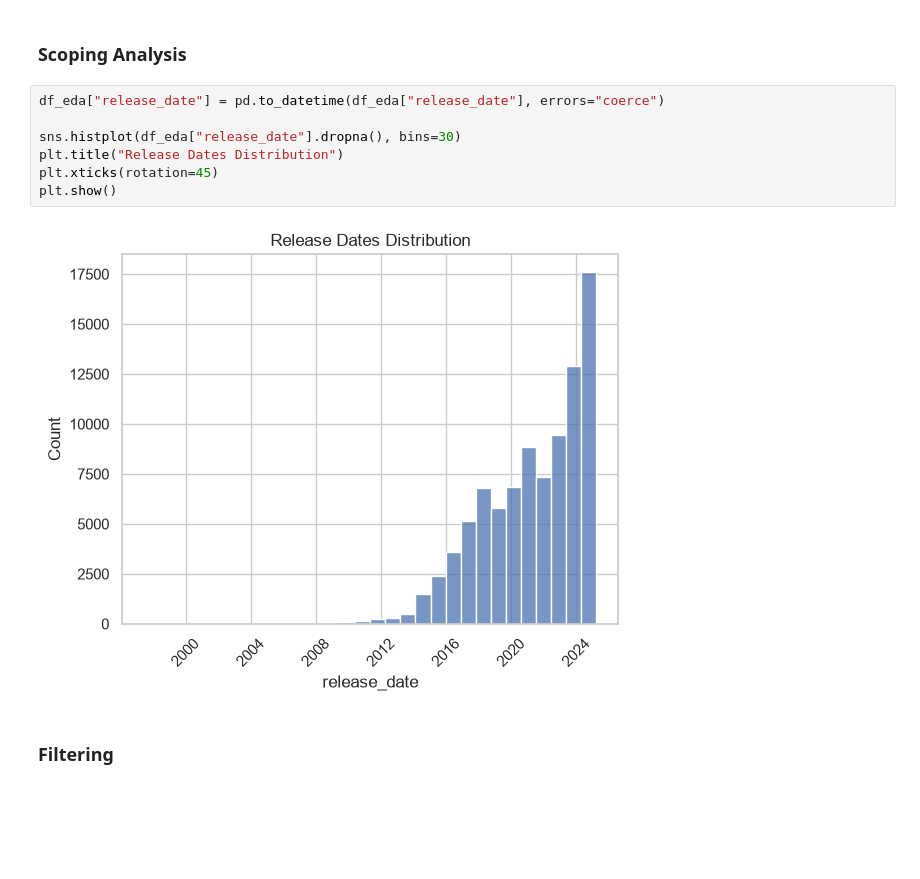
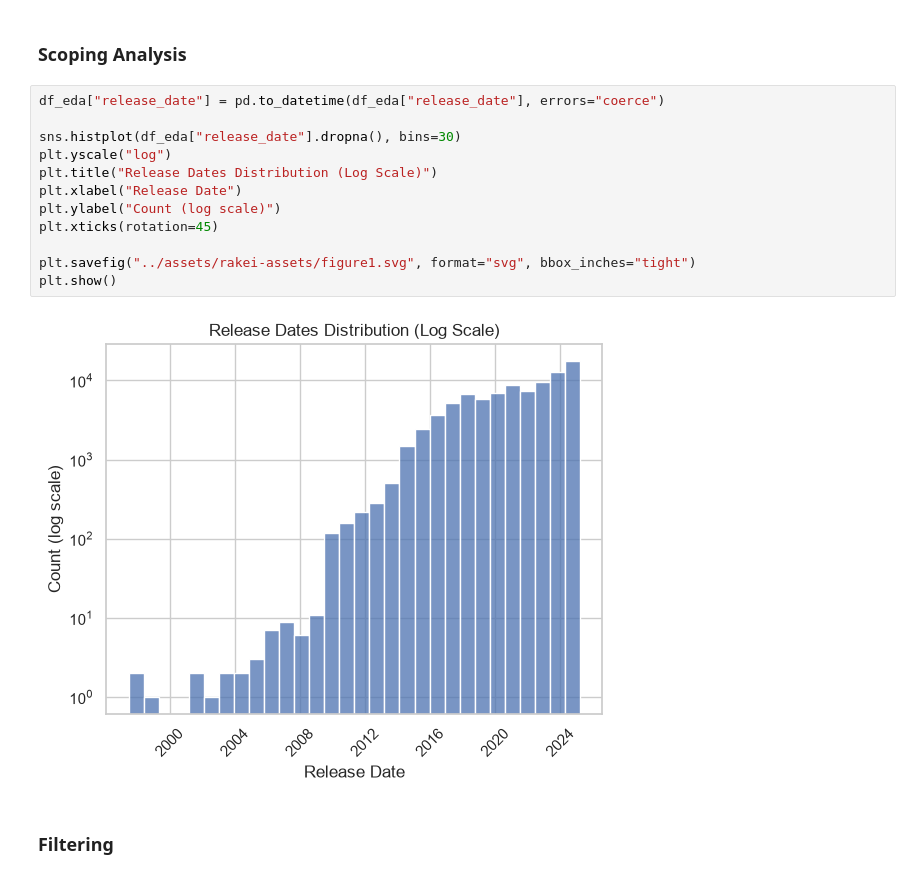
Before and after one commit to rakeikahukoti-del/DATA301-GP, a Jupyter notebook: notebooks/eda-rakei.ipynb, the cells around one changed output. Drawn from its saved outputs; the diff is of its cells as text; blank space fills up the shorter version.

```diff
--- a/notebooks/eda-rakei.ipynb
+++ b/notebooks/eda-rakei.ipynb
@@ -76,12 +76,17 @@ df_eda["n_genres"] = df_eda["genres"].apply(len)
 # %%
 df_eda["release_date"] = pd.to_datetime(df_eda["release_date"], errors="coerce")
 
 sns.histplot(df_eda["release_date"].dropna(), bins=30)
-plt.title("Release Dates Distribution")
+plt.yscale("log")
+plt.title("Release Dates Distribution (Log Scale)")
+plt.xlabel("Release Date")
+plt.ylabel("Count (log scale)")
 plt.xticks(rotation=45)
+
+plt.savefig("../assets/rakei-assets/figure1.svg", format="svg", bbox_inches="tight")
 plt.show()
 # %% [output]
-[figure, old version]
+[figure, new version]
 # %% [markdown]
 ### Filtering
 # %%
```
Also changed, not shown: parts of 5 cells of this notebook, 28 other files.
